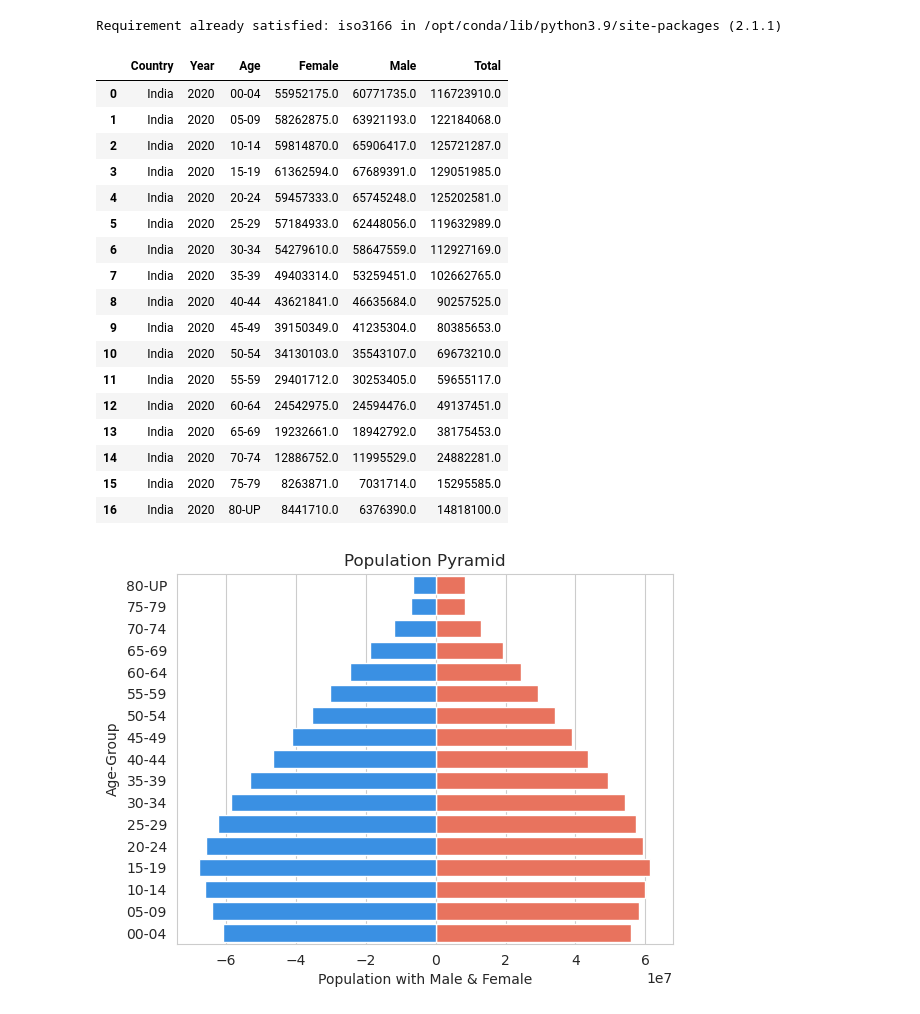
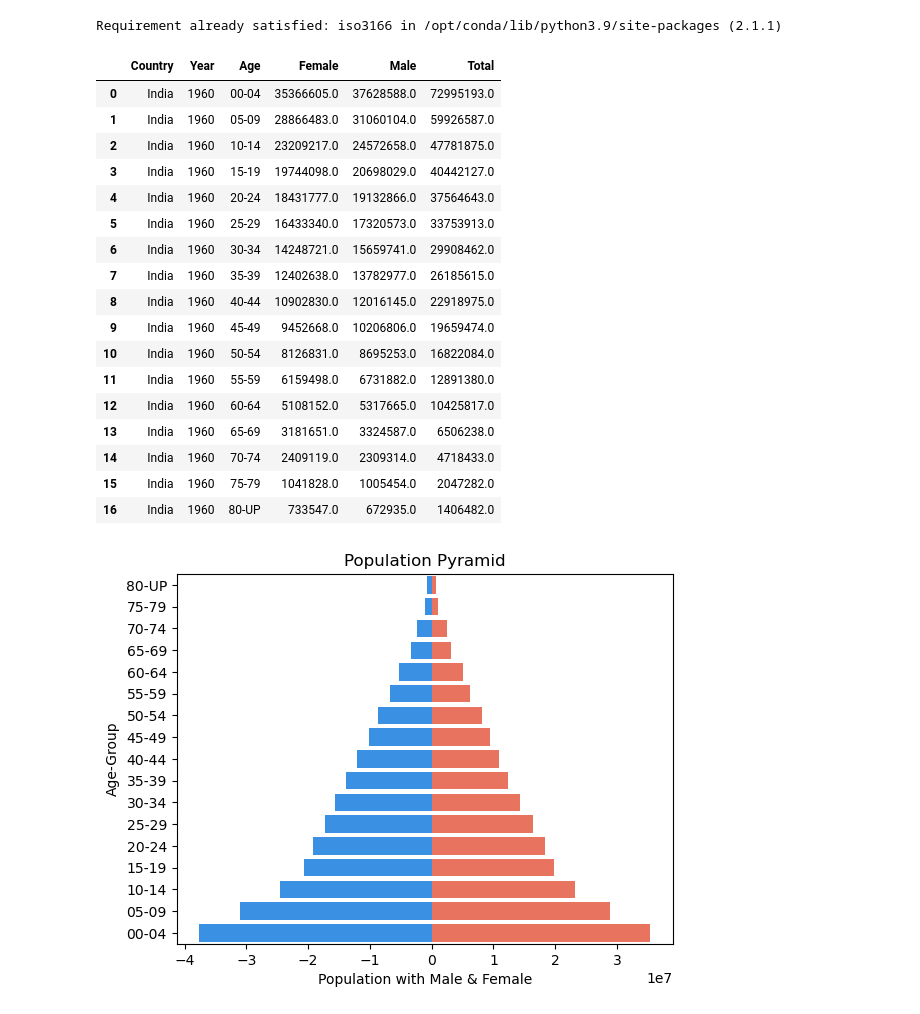
Before and after one commit to hoshiaip/EEP153Blake, a Jupyter notebook: Project-1 Visualization.ipynb, the cells around one changed output. Saved outputs shown, nothing was run; the diff lists cells and outputs as text; code cells hidden in the pictures.

```diff
--- a/Project-1 Visualization.ipynb
+++ b/Project-1 Visualization.ipynb
@@ -198,52 +198,47 @@ def list_of_age_inputs(age_lower, age_upper):
 # %% [output]
 Requirement already satisfied: iso3166 in /opt/conda/lib/python3.9/site-packages (2.1.1)
 # %%
-year = 2020 #1960 to 2050 (projections)
-group = 'all' #males/females/all
-age_lower = 0 #rounds to nearest 5 (actual range: 10 to 65)
+year = 1960
+group = 'all'
+age_lower = 0
 age_upper = 100
-location = 'India' #accepts country names/abbreviations, 'world'
+location = 'India'
 # %%
 df = pop_df(year, group, age_lower, age_upper, location)
 df
 # %% [output]
 |  | Country | Year | Age | Female | Male | Total |
-| 0 | India | 2020 | 00-04 | 55952175.0 | 60771735.0 | 116723910.0 |
-| 1 | India | 2020 | 05-09 | 58262875.0 | 63921193.0 | 122184068.0 |
-| 2 | India | 2020 | 10-14 | 59814870.0 | 65906417.0 | 125721287.0 |
-| 3 | India | 2020 | 15-19 | 61362594.0 | 67689391.0 | 129051985.0 |
-| 4 | India | 2020 | 20-24 | 59457333.0 | 65745248.0 | 125202581.0 |
-| 5 | India | 2020 | 25-29 | 57184933.0 | 62448056.0 | 119632989.0 |
-| 6 | India | 2020 | 30-34 | 54279610.0 | 58647559.0 | 112927169.0 |
-| 7 | India | 2020 | 35-39 | 49403314.0 | 53259451.0 | 102662765.0 |
-| 8 | India | 2020 | 40-44 | 43621841.0 | 46635684.0 | 90257525.0 |
-| 9 | India | 2020 | 45-49 | 39150349.0 | 41235304.0 | 80385653.0 |
-| 10 | India | 2020 | 50-54 | 34130103.0 | 35543107.0 | 69673210.0 |
-| 11 | India | 2020 | 55-59 | 29401712.0 | 30253405.0 | 59655117.0 |
-| 12 | India | 2020 | 60-64 | 24542975.0 | 24594476.0 | 49137451.0 |
-| 13 | India | 2020 | 65-69 | 19232661.0 | 18942792.0 | 38175453.0 |
-| 14 | India | 2020 | 70-74 | 12886752.0 | 11995529.0 | 24882281.0 |
-| 15 | India | 2020 | 75-79 | 8263871.0 | 7031714.0 | 15295585.0 |
-| 16 | India | 2020 | 80-UP | 8441710.0 | 6376390.0 | 14818100.0 |
+| 0 | India | 1960 | 00-04 | 35366605.0 | 37628588.0 | 72995193.0 |
+| 1 | India | 1960 | 05-09 | 28866483.0 | 31060104.0 | 59926587.0 |
+| 2 | India | 1960 | 10-14 | 23209217.0 | 24572658.0 | 47781875.0 |
+| 3 | India | 1960 | 15-19 | 19744098.0 | 20698029.0 | 40442127.0 |
+| 4 | India | 1960 | 20-24 | 18431777.0 | 19132866.0 | 37564643.0 |
+| 5 | India | 1960 | 25-29 | 16433340.0 | 17320573.0 | 33753913.0 |
+| 6 | India | 1960 | 30-34 | 14248721.0 | 15659741.0 | 29908462.0 |
+| 7 | India | 1960 | 35-39 | 12402638.0 | 13782977.0 | 26185615.0 |
+| 8 | India | 1960 | 40-44 | 10902830.0 | 12016145.0 | 22918975.0 |
+| 9 | India | 1960 | 45-49 | 9452668.0 | 10206806.0 | 19659474.0 |
+| 10 | India | 1960 | 50-54 | 8126831.0 | 8695253.0 | 16822084.0 |
+| 11 | India | 1960 | 55-59 | 6159498.0 | 6731882.0 | 12891380.0 |
+| 12 | India | 1960 | 60-64 | 5108152.0 | 5317665.0 | 10425817.0 |
+| 13 | India | 1960 | 65-69 | 3181651.0 | 3324587.0 | 6506238.0 |
+| 14 | India | 1960 | 70-74 | 2409119.0 | 2309314.0 | 4718433.0 |
+| 15 | India | 1960 | 75-79 | 1041828.0 | 1005454.0 | 2047282.0 |
+| 16 | India | 1960 | 80-UP | 733547.0 | 672935.0 | 1406482.0 |
 # %%
+import seaborn as sns
 def pyramid(df):
     #negate values under 'Male'
     df['Male'] = df['Male'].apply(lambda x: -x)
     #remove unnecessary columns
     df.drop(columns = ['Country', 'Year', 'Total'])
 
     AgeClass = df['Age'][::-1]
     bar_plot = sns.barplot(x='Female', y='Age', color='tomato', label='Female Population',data=df, order=AgeClass)
     bar_plot = sns.barplot(x='Male', y='Age', color='dodgerblue', label='Male Population',data=df, order=AgeClass)
     bar_plot.set(xlabel="Population with Male & Female", ylabel="Age-Group", title = "Population Pyramid")
 
-    year = 2020
-    group = 'all'
-    age_lower = 0
-    age_upper = 100
-    location = 'India'
-
 df = pop_df(year, group, age_lower, age_upper, location)
 pyramid(df)
 # %% [output]
-[figure, old version]
+[figure, new version]
```
Also changed, not shown: parts of 3 cells of this notebook.
